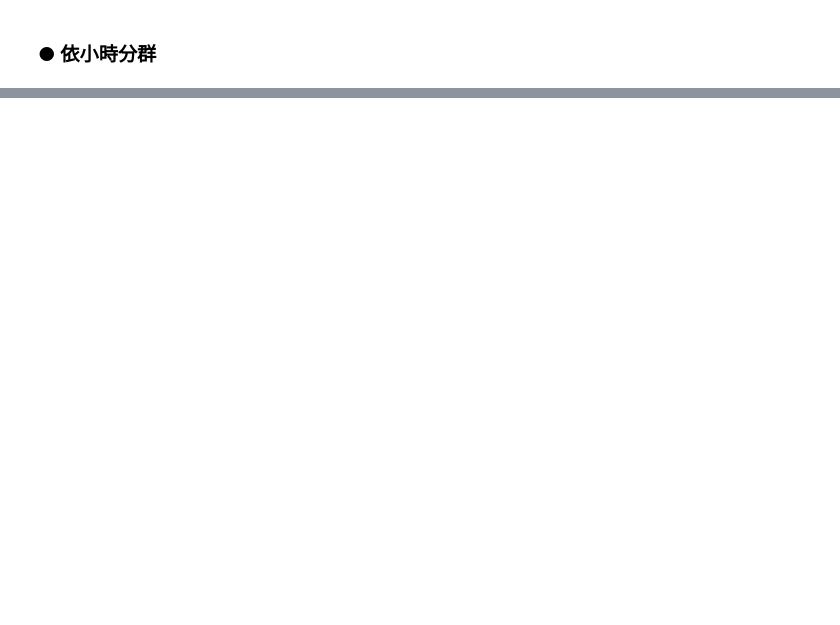
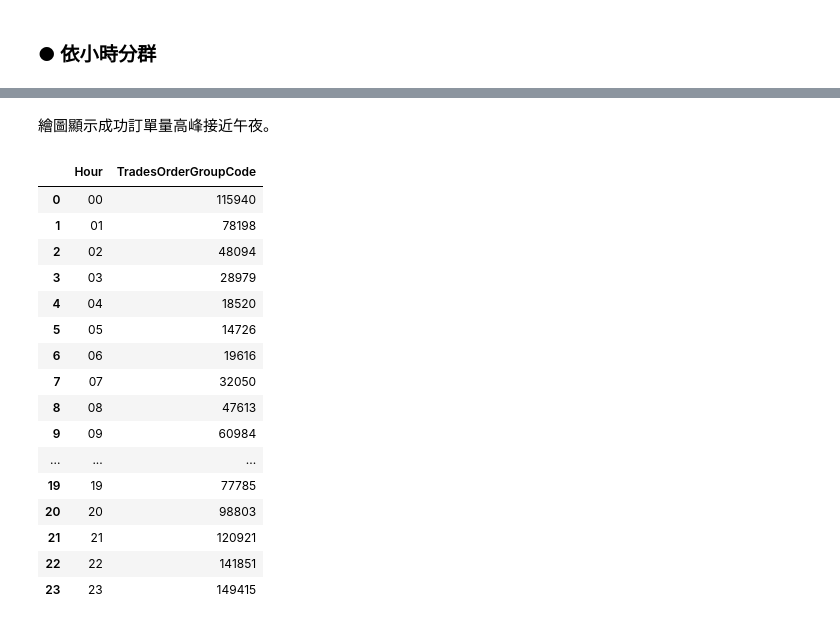
Before and after one commit to JessieChiu/CSXSpring2018_Python, a Jupyter notebook: week_1/week_1_91APP_EDA.ipynb, the cells around one changed output, grey strips where cells are left out. Saved outputs shown, nothing was run; the diff lists cells and outputs as text; code cells hidden in the pictures; blank space fills up the shorter version.

```diff
--- a/week_1/week_1_91APP_EDA.ipynb
+++ b/week_1/week_1_91APP_EDA.ipynb
@@ -148,0 +169,24 @@ InvoiceDate.value_counts().sort_index().plot.bar()
+# %% [markdown]
+繪圖顯示成功訂單量高峰接近午夜。
+# %%
+data = df2.groupby(['Hour'])['TradesOrderGroupCode'].count().to_frame()
+data = data.reset_index()
+data
+# %% [output]
+|  | Hour | TradesOrderGroupCode |
+| 0 | 00 | 115940 |
+| 1 | 01 | 78198 |
+| 2 | 02 | 48094 |
+| 3 | 03 | 28979 |
+| 4 | 04 | 18520 |
+| 5 | 05 | 14726 |
+| 6 | 06 | 19616 |
+| 7 | 07 | 32050 |
+| 8 | 08 | 47613 |
+| 9 | 09 | 60984 |
+| ... | ... | ... |
+| 19 | 19 | 77785 |
+| 20 | 20 | 98803 |
+| 21 | 21 | 120921 |
+| 22 | 22 | 141851 |
+| 23 | 23 | 149415 |
```
Also changed, not shown: parts of 22 cells of this notebook.
